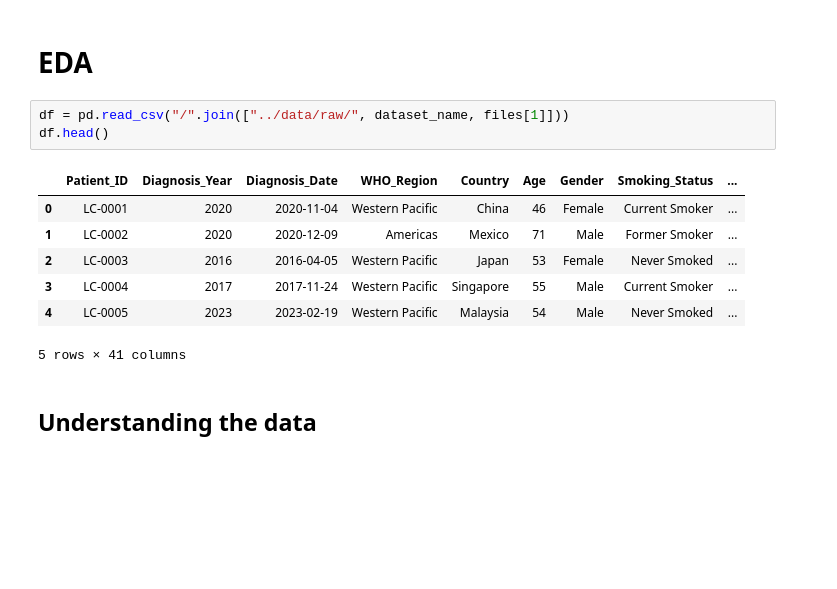
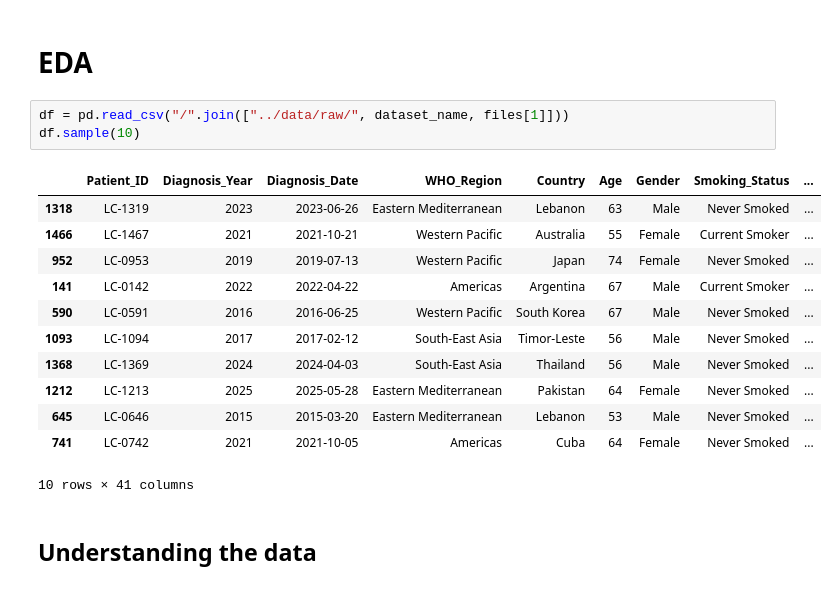
Before and after one commit to jdncpng/dpp-projekt, a Jupyter notebook: notebooks/01_exploration.ipynb, the cells around one changed output. Cells and saved outputs as stored; diff of their text form; blank space fills up the shorter version.

```diff
--- a/notebooks/01_exploration.ipynb
+++ b/notebooks/01_exploration.ipynb
@@ -31,15 +35,20 @@ files
 # EDA
 # %%
 df = pd.read_csv("/".join(["../data/raw/", dataset_name, files[1]]))
-df.head()
+df.sample(10)
 # %% [output]
 |  | Patient_ID | Diagnosis_Year | Diagnosis_Date | WHO_Region | Country | Age | Gender | Smoking_Status | ... |
-| 0 | LC-0001 | 2020 | 2020-11-04 | Western Pacific | China | 46 | Female | Current Smoker | ... |
-| 1 | LC-0002 | 2020 | 2020-12-09 | Americas | Mexico | 71 | Male | Former Smoker | ... |
-| 2 | LC-0003 | 2016 | 2016-04-05 | Western Pacific | Japan | 53 | Female | Never Smoked | ... |
-| 3 | LC-0004 | 2017 | 2017-11-24 | Western Pacific | Singapore | 55 | Male | Current Smoker | ... |
-| 4 | LC-0005 | 2023 | 2023-02-19 | Western Pacific | Malaysia | 54 | Male | Never Smoked | ... |
+| 1318 | LC-1319 | 2023 | 2023-06-26 | Eastern Mediterranean | Lebanon | 63 | Male | Never Smoked | ... |
+| 1466 | LC-1467 | 2021 | 2021-10-21 | Western Pacific | Australia | 55 | Female | Current Smoker | ... |
+| 952 | LC-0953 | 2019 | 2019-07-13 | Western Pacific | Japan | 74 | Female | Never Smoked | ... |
+| 141 | LC-0142 | 2022 | 2022-04-22 | Americas | Argentina | 67 | Male | Current Smoker | ... |
+| 590 | LC-0591 | 2016 | 2016-06-25 | Western Pacific | South Korea | 67 | Male | Never Smoked | ... |
+| 1093 | LC-1094 | 2017 | 2017-02-12 | South-East Asia | Timor-Leste | 56 | Male | Never Smoked | ... |
+| 1368 | LC-1369 | 2024 | 2024-04-03 | South-East Asia | Thailand | 56 | Male | Never Smoked | ... |
+| 1212 | LC-1213 | 2025 | 2025-05-28 | Eastern Mediterranean | Pakistan | 64 | Female | Never Smoked | ... |
+| 645 | LC-0646 | 2015 | 2015-03-20 | Eastern Mediterranean | Lebanon | 53 | Male | Never Smoked | ... |
+| 741 | LC-0742 | 2021 | 2021-10-05 | Americas | Cuba | 64 | Female | Never Smoked | ... |
-5 rows × 41 columns
+10 rows × 41 columns
 # %% [markdown]
 ## Understanding the data
 # %%
```
Also changed, not shown: parts of 20 cells of this notebook, 1 other file.
